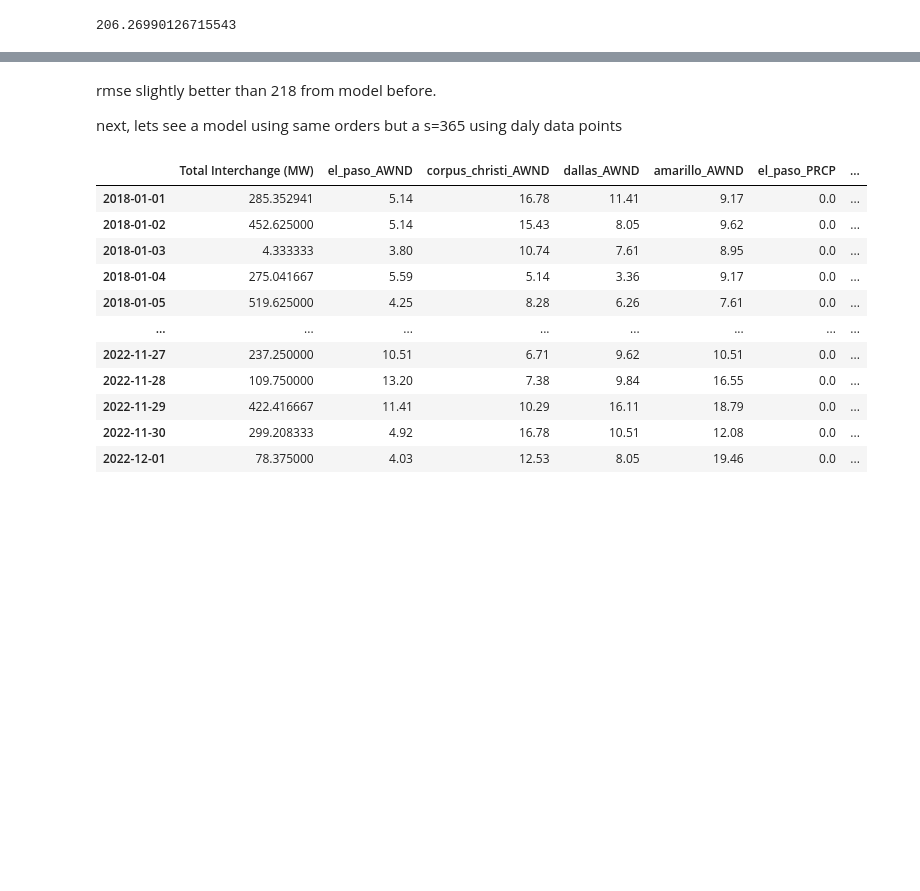
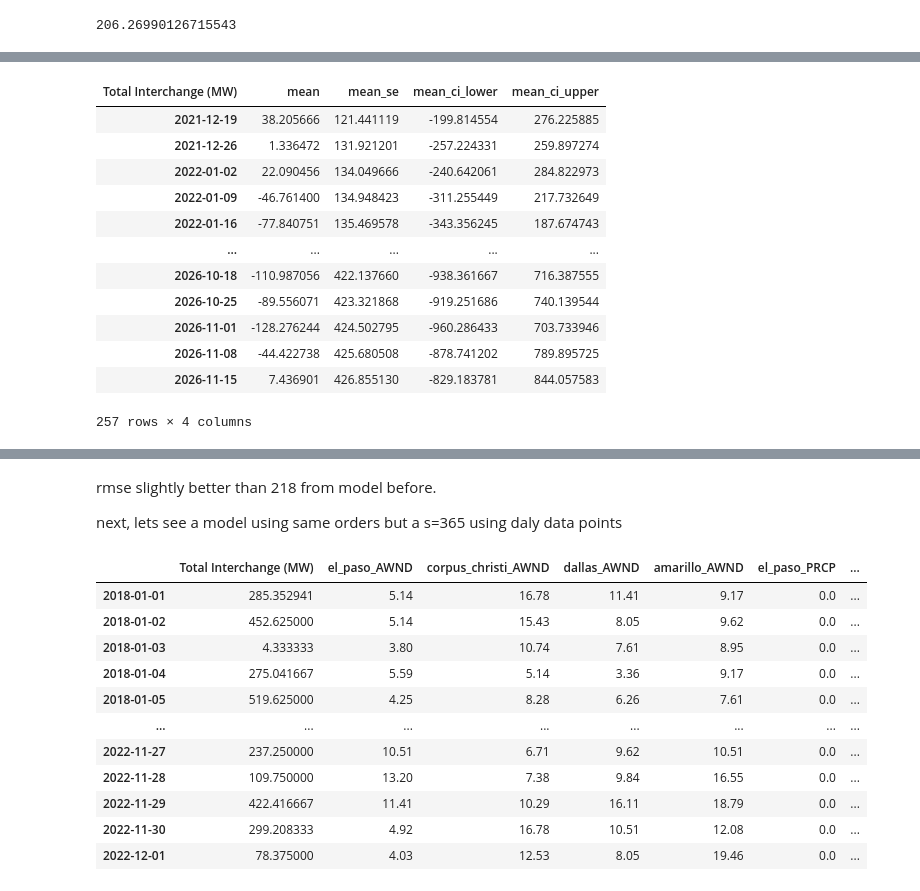
Before and after one commit to JuanMa894/Texas-Power-forecasting-timeseries, a Jupyter notebook: Notebooks/juan-notebook.ipynb, the cells around one changed output, grey strips where cells are left out. Drawn from its saved outputs; the diff is of its cells as text; code cells hidden in the pictures; blank space fills up the shorter version.

```diff
--- a/Notebooks/juan-notebook.ipynb
+++ b/Notebooks/juan-notebook.ipynb
@@ -696,0 +718,16 @@ plt.legend();
+# %%
+forescast.summary_frame()
+# %% [output]
+| Total Interchange (MW) | mean | mean_se | mean_ci_lower | mean_ci_upper |
+| 2021-12-19 | 38.205666 | 121.441119 | -199.814554 | 276.225885 |
+| 2021-12-26 | 1.336472 | 131.921201 | -257.224331 | 259.897274 |
+| 2022-01-02 | 22.090456 | 134.049666 | -240.642061 | 284.822973 |
+| 2022-01-09 | -46.761400 | 134.948423 | -311.255449 | 217.732649 |
+| 2022-01-16 | -77.840751 | 135.469578 | -343.356245 | 187.674743 |
+| ... | ... | ... | ... | ... |
+| 2026-10-18 | -110.987056 | 422.137660 | -938.361667 | 716.387555 |
+| 2026-10-25 | -89.556071 | 423.321868 | -919.251686 | 740.139544 |
+| 2026-11-01 | -128.276244 | 424.502795 | -960.286433 | 703.733946 |
+| 2026-11-08 | -44.422738 | 425.680508 | -878.741202 | 789.895725 |
+| 2026-11-15 | 7.436901 | 426.855130 | -829.183781 | 844.057583 |
+257 rows × 4 columns
```
Also changed, not shown: parts of 16 cells of this notebook.
